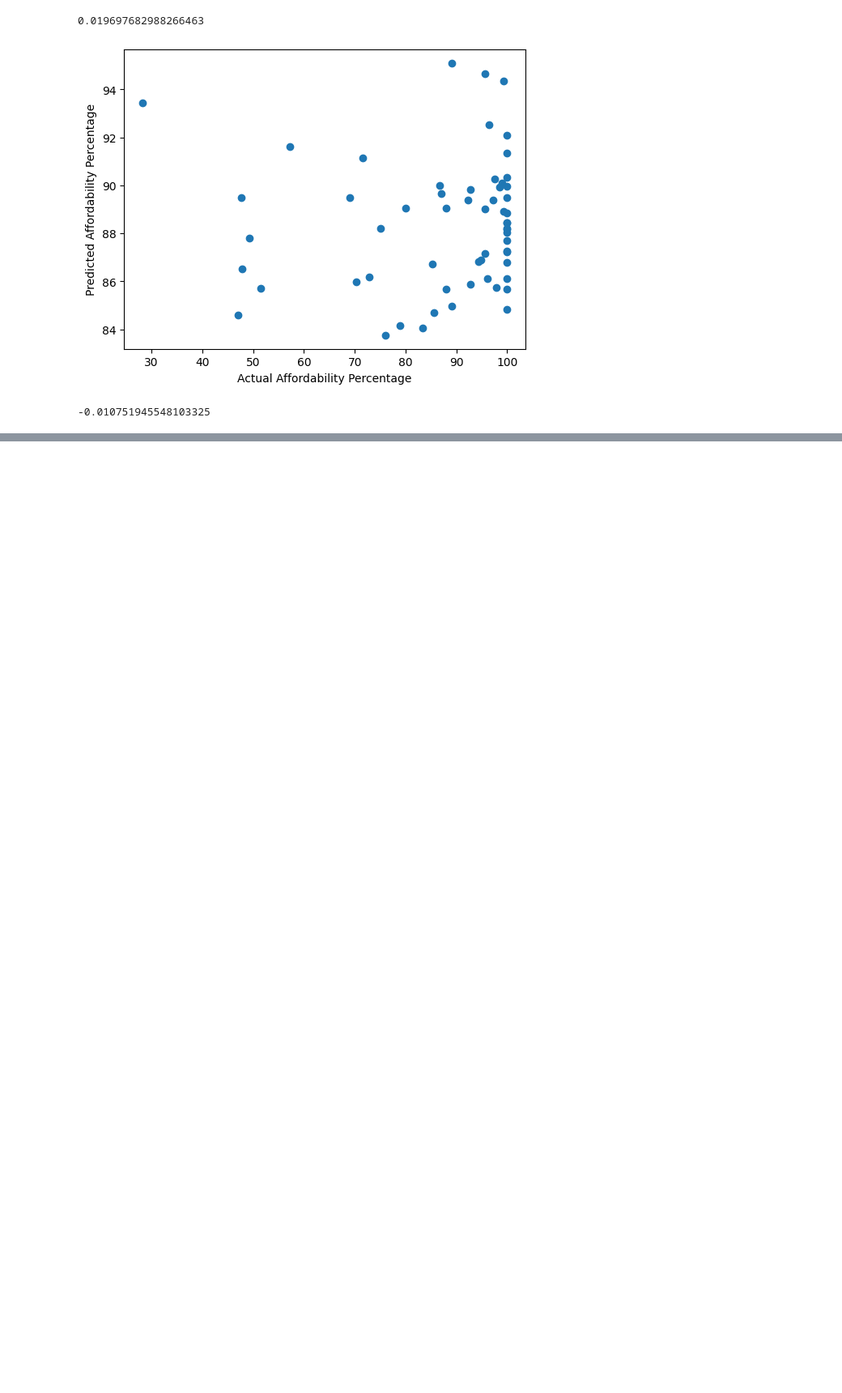
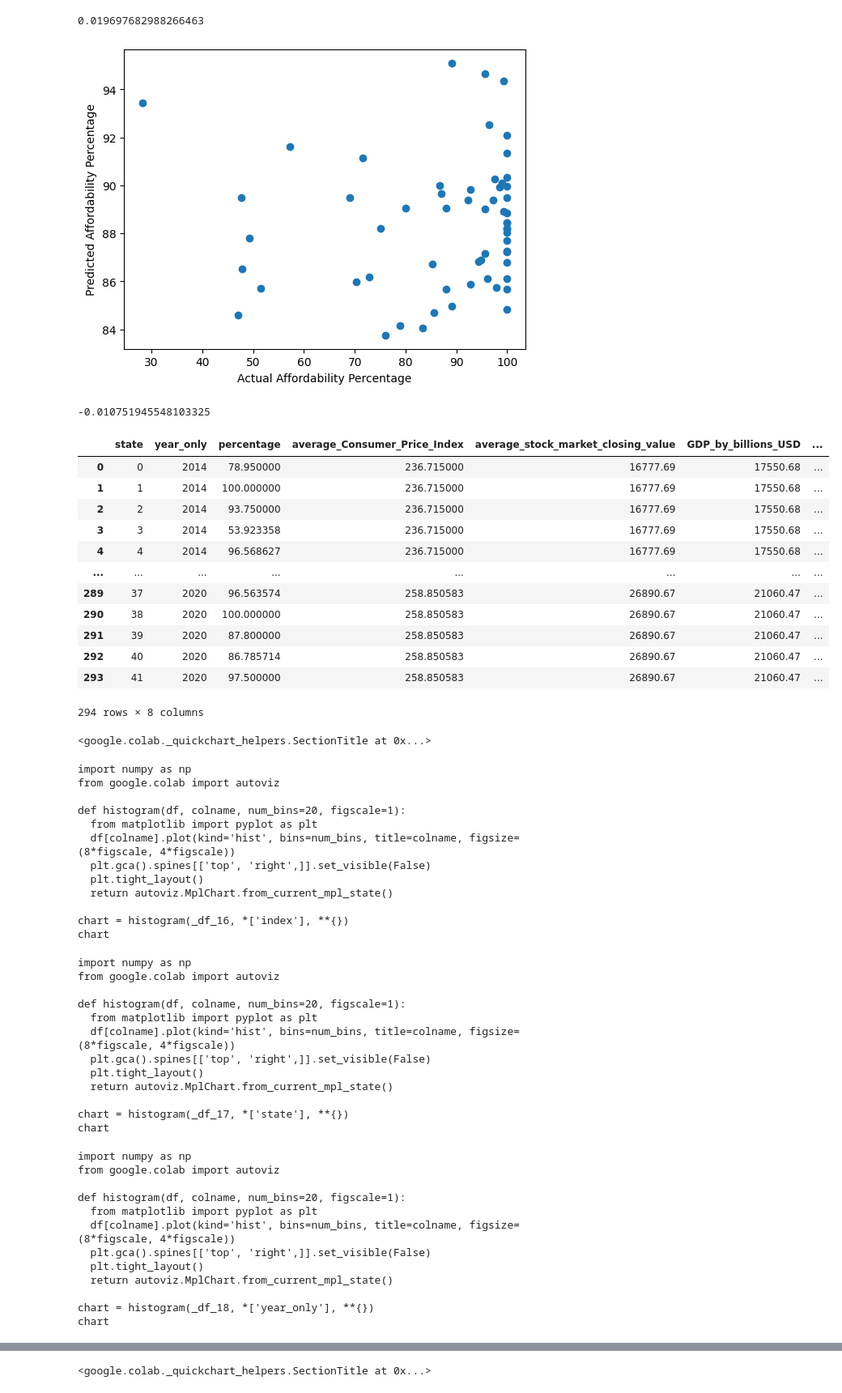
Before and after one commit to JessiPool/KaggleXProject, a Jupyter notebook: regressiontesting.ipynb, the cells around one changed output, grey strips where cells are left out. Shown at 81% size. Drawn from its saved outputs; the diff is of its cells as text; code cells hidden in the pictures; blank space fills up the shorter version.

```diff
--- a/regressiontesting.ipynb
+++ b/regressiontesting.ipynb
@@ -321,0 +329,53 @@ r2_score(y_test, y_pred_test)
+# %%
+df_st2
+# %% [output]
+|  | state | year_only | percentage | average_Consumer_Price_Index | average_stock_market_closing_value | GDP_by_billions_USD | ... |
+| 0 | 0 | 2014 | 78.950000 | 236.715000 | 16777.69 | 17550.68 | ... |
+| 1 | 1 | 2014 | 100.000000 | 236.715000 | 16777.69 | 17550.68 | ... |
+| 2 | 2 | 2014 | 93.750000 | 236.715000 | 16777.69 | 17550.68 | ... |
+| 3 | 3 | 2014 | 53.923358 | 236.715000 | 16777.69 | 17550.68 | ... |
+| 4 | 4 | 2014 | 96.568627 | 236.715000 | 16777.69 | 17550.68 | ... |
+| ... | ... | ... | ... | ... | ... | ... | ... |
+| 289 | 37 | 2020 | 96.563574 | 258.850583 | 26890.67 | 21060.47 | ... |
+| 290 | 38 | 2020 | 100.000000 | 258.850583 | 26890.67 | 21060.47 | ... |
+| 291 | 39 | 2020 | 87.800000 | 258.850583 | 26890.67 | 21060.47 | ... |
+| 292 | 40 | 2020 | 86.785714 | 258.850583 | 26890.67 | 21060.47 | ... |
+| 293 | 41 | 2020 | 97.500000 | 258.850583 | 26890.67 | 21060.47 | ... |
+294 rows × 8 columns
+<google.colab._quickchart_helpers.SectionTitle at 0x...>
+import numpy as np
+from google.colab import autoviz
+
+def histogram(df, colname, num_bins=20, figscale=1):
+  from matplotlib import pyplot as plt
+  df[colname].plot(kind='hist', bins=num_bins, title=colname, figsize=(8*figscale, 4*figscale))
+  plt.gca().spines[['top', 'right',]].set_visible(False)
+  plt.tight_layout()
+  return autoviz.MplChart.from_current_mpl_state()
+
+chart = histogram(_df_16, *['index'], **{})
+chart
+import numpy as np
+from google.colab import autoviz
+
+def histogram(df, colname, num_bins=20, figscale=1):
+  from matplotlib import pyplot as plt
+  df[colname].plot(kind='hist', bins=num_bins, title=colname, figsize=(8*figscale, 4*figscale))
+  plt.gca().spines[['top', 'right',]].set_visible(False)
+  plt.tight_layout()
+  return autoviz.MplChart.from_current_mpl_state()
+
+chart = histogram(_df_17, *['state'], **{})
+chart
+import numpy as np
+from google.colab import autoviz
+
+def histogram(df, colname, num_bins=20, figscale=1):
+  from matplotlib import pyplot as plt
+  df[colname].plot(kind='hist', bins=num_bins, title=colname, figsize=(8*figscale, 4*figscale))
+  plt.gca().spines[['top', 'right',]].set_visible(False)
+  plt.tight_layout()
+  return autoviz.MplChart.from_current_mpl_state()
+
+chart = histogram(_df_18, *['year_only'], **{})
+chart
@@ -321,0 +394 @@ r2_score(y_test, y_pred_test)
+<google.colab._quickchart_helpers.SectionTitle at 0x...>
```
Also changed, not shown: parts of 26 cells of this notebook.
